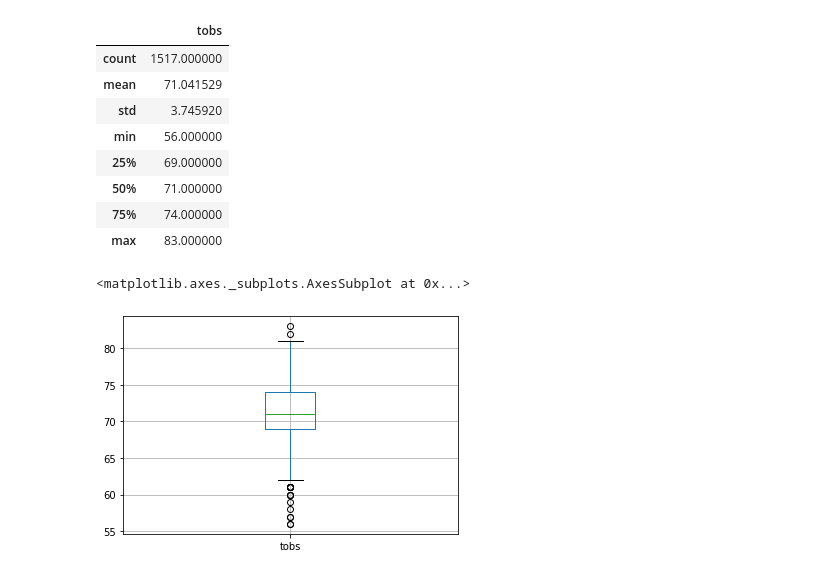
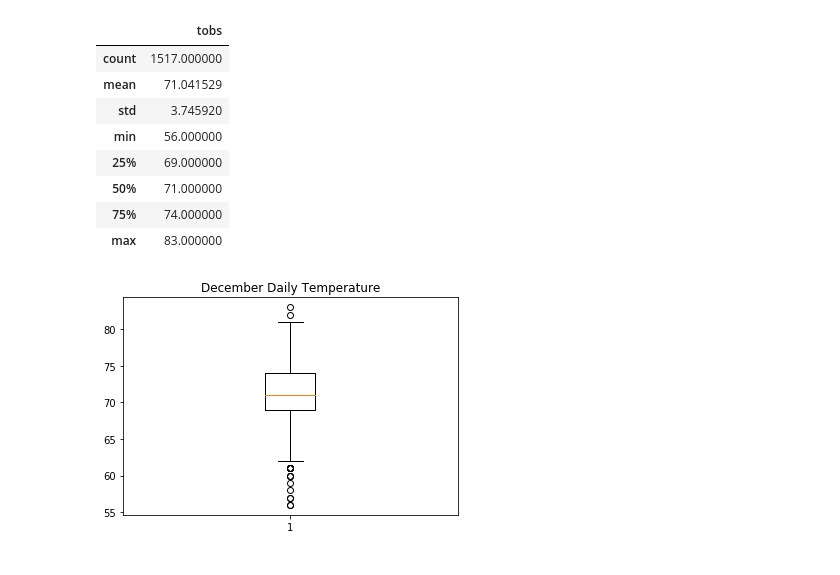
Before and after one commit to berndab/surfs_up, a Jupyter notebook: challenge.ipynb, the cells around one changed output. Saved outputs shown, nothing was run; the diff lists cells and outputs as text; code cells hidden in the pictures.

```diff
--- a/challenge.ipynb
+++ b/challenge.ipynb
@@ -60,8 +86,8 @@ june_tobs_daily_avg_all_years_df.plot(kind="line")
 # %%
 # Perform a query to retrieve the december weather data for all years
-results = []
-results = session.query(Measurement.date, Measurement.tobs).filter(func.extract('month', Measurement.date) == 12).all()
-december_all_years_tobs_df = pd.DataFrame(results, columns=['date','tobs'])
+december_all_years_tobs_results = []
+december_all_years_tobs_results = session.query(Measurement.date, Measurement.tobs).filter(func.extract('month', Measurement.date) == 12).all()
+december_all_years_tobs_df = pd.DataFrame(december_all_years_tobs_results, columns=['date','tobs'])
 # %%
 december_all_years_tobs_df.describe()
 # %% [output]
@@ -74,11 +100,14 @@ december_all_years_tobs_df.describe()
 | 50% | 71.000000 |
 | 75% | 74.000000 |
 | max | 83.000000 |
-# %%
-december_all_years_tobs_df.boxplot(column='tobs')
-# %% [output]
-<matplotlib.axes._subplots.AxesSubplot at 0x...>
-[figure, removed]
+# %%
+# Generate boxplot for December weather data all years
+fig1, ax = plt.subplots()
+ax.set_title('December Daily Temperature')
+ax.boxplot(december_all_years_tobs_df["tobs"])
+plt.savefig("december_daily_temp_all_years_boxplot.png")
+# %% [output]
+[figure, added]
 # %%
 december_all_years_tobs_df["day_of_month"] = pd.to_datetime(december_all_years_tobs_df["date"]).dt.day
 # %%
```
Also changed, not shown: parts of 20 cells of this notebook, 4 other files.
